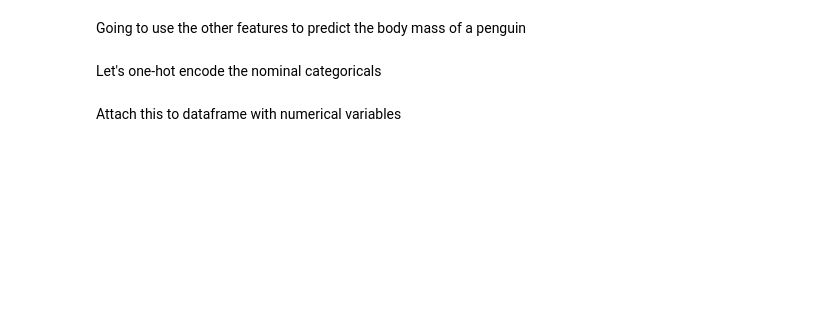
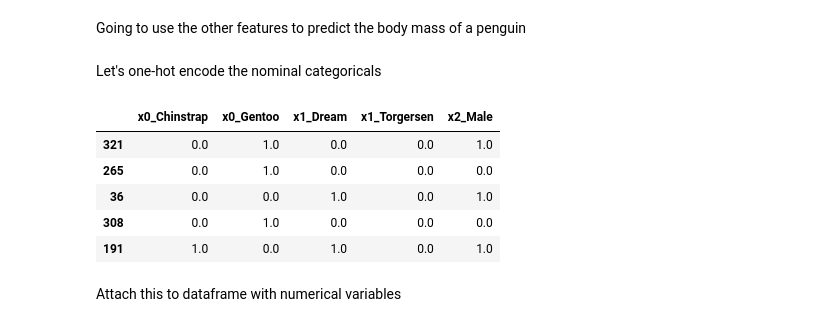
Before and after one commit to DrewAlderfer/NYC-DS-091922, a Jupyter notebook: Phase_3/Phase3_Topic23_Regularization/Regularization_CrossValidation.ipynb, the cells around one changed output. Saved outputs shown, nothing was run; the diff lists cells and outputs as text; code cells hidden in the pictures; blank space fills up the shorter version.

```diff
--- a/Phase_3/Phase3_Topic23_Regularization/Regularization_CrossValidation.ipynb
+++ b/Phase_3/Phase3_Topic23_Regularization/Regularization_CrossValidation.ipynb
@@ -399,12 +410,19 @@ Let's one-hot encode the nominal categoricals
 # %%
 # Taking in other features (category)
 ohe = OneHotEncoder(drop='first')
 dummies = ohe.fit_transform(X_train[['species', 'island', 'sex']])
 
 # Getting a DF
-X_train_onehot = pd.DataFrame(dummies.todense(), columns=ohe.get_feature_names_out(), index=X_train.index)
+X_train_onehot = pd.DataFrame(dummies.todense(), columns=ohe.get_feature_names(), index=X_train.index)
 
 X_train_onehot.head()
+# %% [output]
+|  | x0_Chinstrap | x0_Gentoo | x1_Dream | x1_Torgersen | x2_Male |
+| 321 | 0.0 | 1.0 | 0.0 | 0.0 | 1.0 |
+| 265 | 0.0 | 1.0 | 0.0 | 0.0 | 0.0 |
+| 36 | 0.0 | 0.0 | 1.0 | 0.0 | 1.0 |
+| 308 | 0.0 | 1.0 | 0.0 | 0.0 | 0.0 |
+| 191 | 1.0 | 0.0 | 1.0 | 0.0 | 1.0 |
 # %% [markdown]
 Attach this to dataframe with numerical variables
 # %%
```
Also changed, not shown: parts of 72 cells of this notebook.
